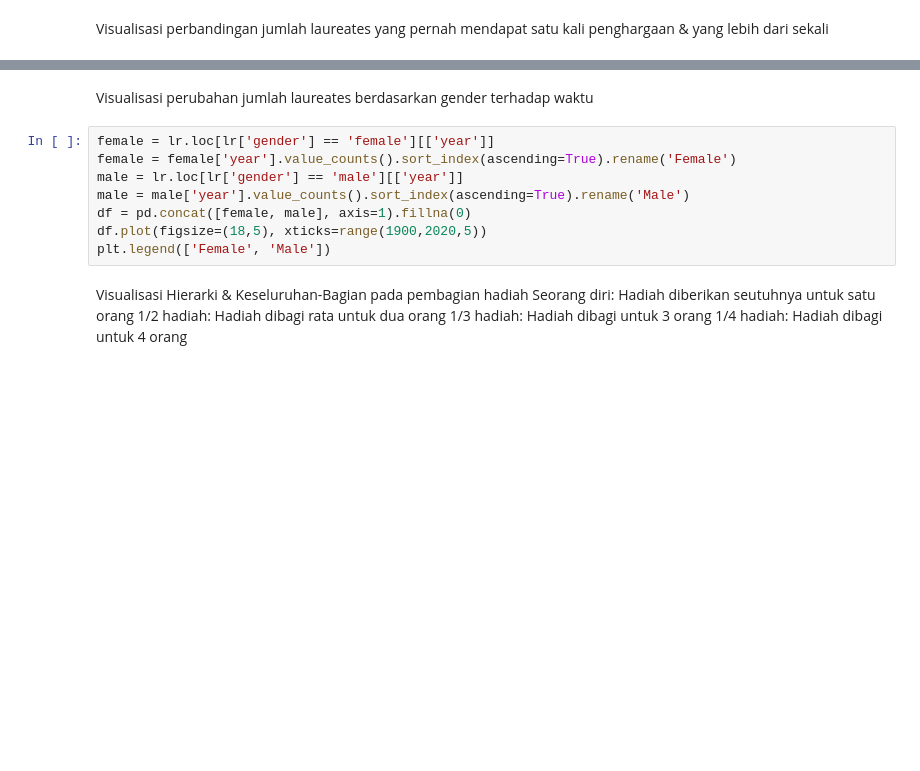
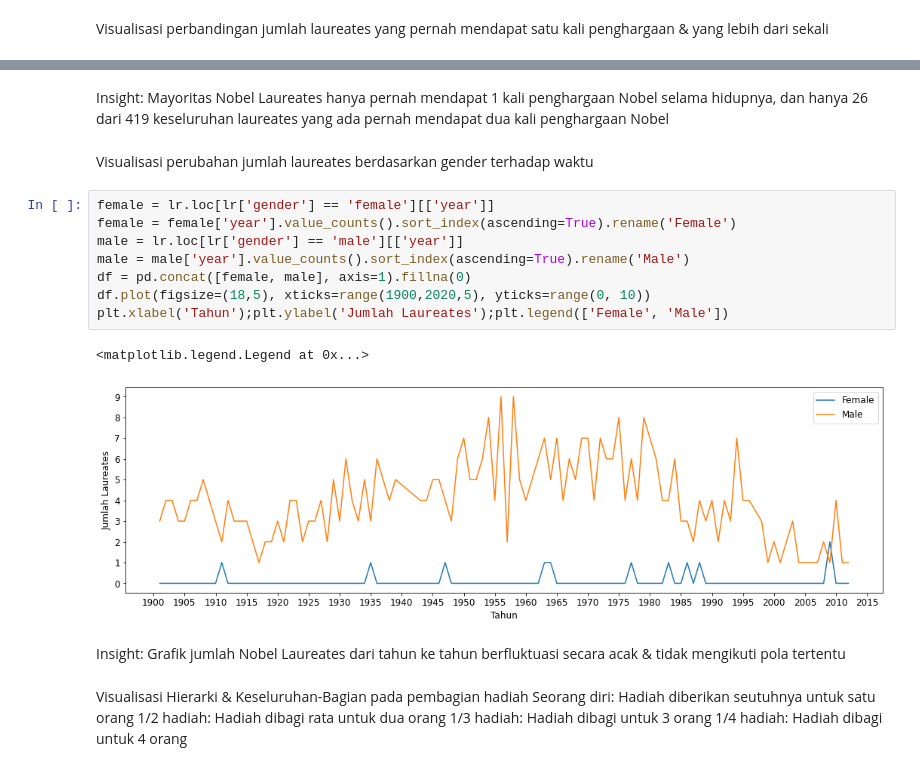
Before and after one commit to prfahrezi/laureates_vizualisation, a Jupyter notebook: visualisasi.ipynb, the cells around one changed output, grey strips where cells are left out. Saved outputs shown, nothing was run; the diff lists cells and outputs as text; blank space fills up the shorter version.

```diff
--- a/visualisasi.ipynb
+++ b/visualisasi.ipynb
@@ -81,13 +139,20 @@ plt.xlabel('Jumlah Laureates'); plt.ylabel('Total Penghargaan')
+# %% [markdown]
+Insight: Mayoritas Nobel Laureates hanya pernah mendapat 1 kali penghargaan Nobel selama hidupnya, dan hanya 26 dari 419 keseluruhan laureates yang ada pernah mendapat dua kali penghargaan Nobel
 # %% [markdown]
 Visualisasi perubahan jumlah laureates berdasarkan gender terhadap waktu
 # %%
 female = lr.loc[lr['gender'] == 'female'][['year']]
 female = female['year'].value_counts().sort_index(ascending=True).rename('Female')
 male = lr.loc[lr['gender'] == 'male'][['year']]
 male = male['year'].value_counts().sort_index(ascending=True).rename('Male')
 df = pd.concat([female, male], axis=1).fillna(0)
-df.plot(figsize=(18,5), xticks=range(1900,2020,5))
-plt.legend(['Female', 'Male'])
+df.plot(figsize=(18,5), xticks=range(1900,2020,5), yticks=range(0, 10))
+plt.xlabel('Tahun');plt.ylabel('Jumlah Laureates');plt.legend(['Female', 'Male'])
+# %% [output]
+<matplotlib.legend.Legend at 0x...>
+[figure, added]
+# %% [markdown]
+Insight: Grafik jumlah Nobel Laureates dari tahun ke tahun berfluktuasi secara acak & tidak mengikuti pola tertentu
 # %% [markdown]
 Visualisasi Hierarki & Keseluruhan-Bagian pada pembagian hadiah
 Seorang diri: Hadiah diberikan seutuhnya untuk satu orang
```
Also changed, not shown: parts of 25 cells of this notebook.
